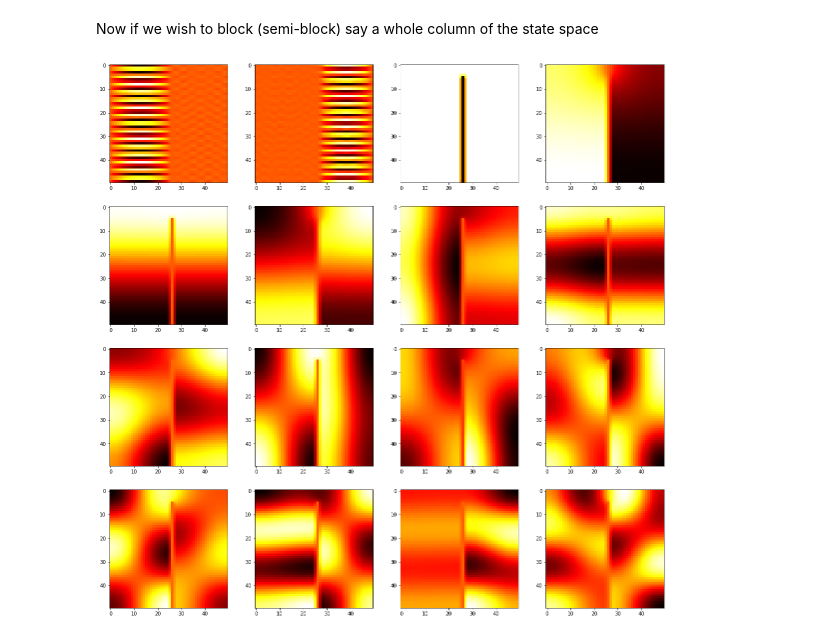
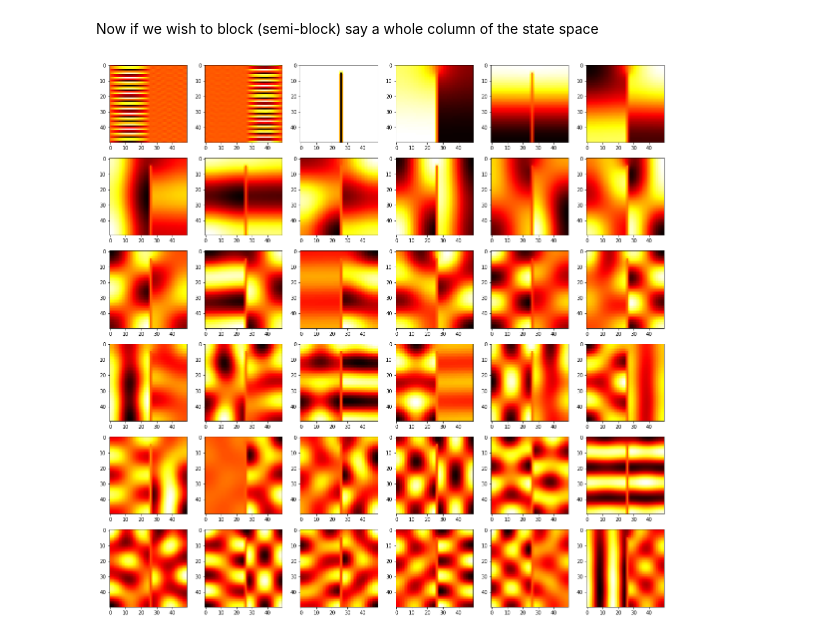
Before and after one commit to changmin-yu/ComplexEigen, a Jupyter notebook: evec2D.ipynb, the cells around one changed output. Cells and saved outputs as stored; diff of their text form; code cells hidden in the pictures.

```diff
--- a/evec2D.ipynb
+++ b/evec2D.ipynb
@@ -242,9 +243,9 @@ T_50[blocked_states, :] = 0
 # %%
 eval_new, evec_new = np.linalg.eig(T_50)
 # %%
-fig3, ax3 = plt.subplots(4, 4, figsize=(20, 20))
-for i in range(4):
-    for j in range(4):
-        ax3[i, j].imshow(np.real(evec_new[:, 4*i+j]).reshape((N, N)), cmap='hot')
+fig3, ax3 = plt.subplots(6, 6, figsize=(20, 20))
+for i in range(6):
+    for j in range(6):
+        ax3[i, j].imshow(np.real(evec_new[:, 6*i+j]).reshape((N, N)), cmap='hot')
 # %% [output]
-[figure, old version]
+[figure, new version]
```
Also changed, not shown: parts of 4 cells of this notebook.
